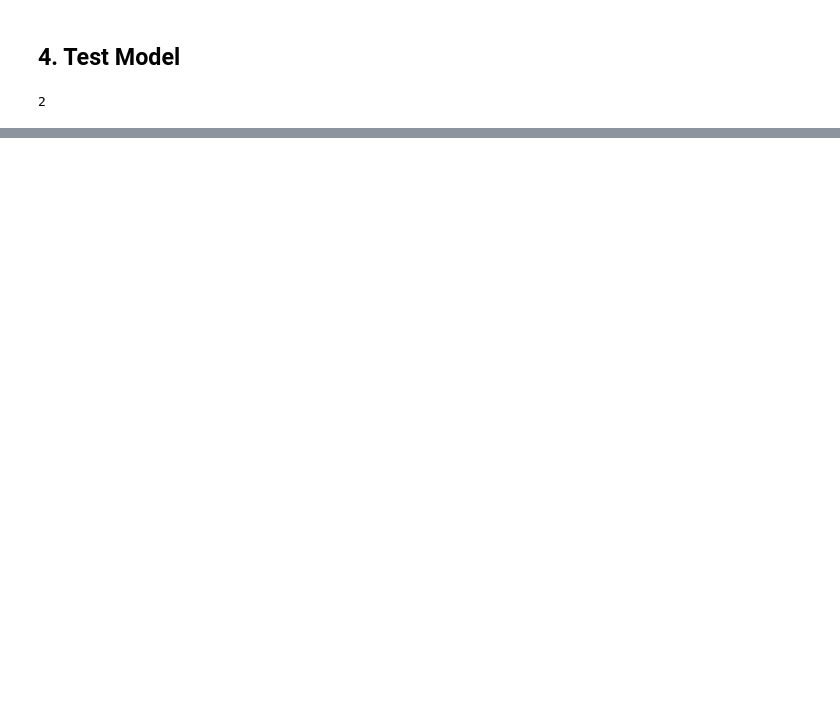
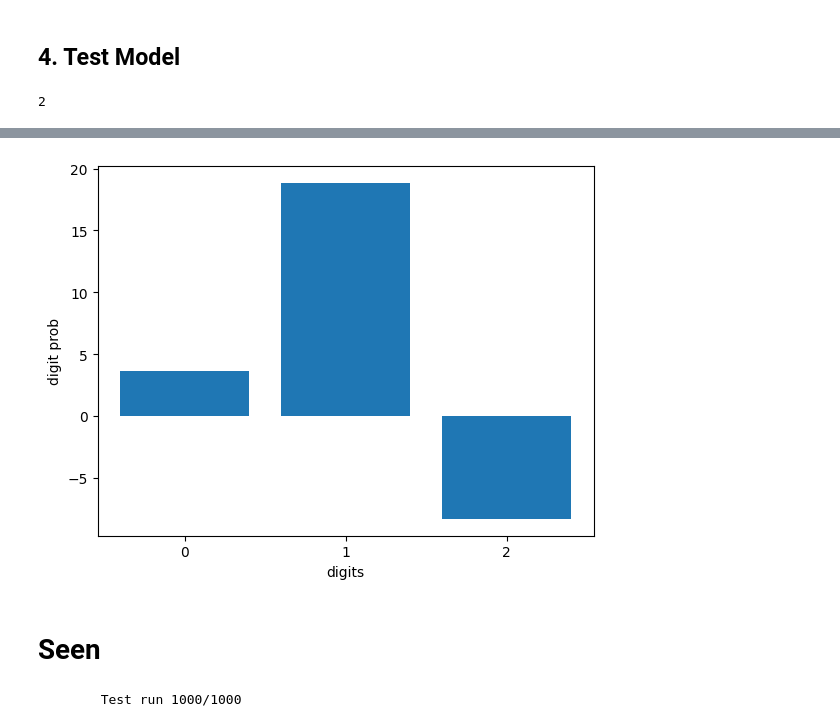
Before and after one commit to chomchom69420/stats-project, a Jupyter notebook: iris.ipynb, the cells around one changed output, grey strips where cells are left out. Cells and saved outputs as stored; diff of their text form; code cells hidden in the pictures; blank space fills up the shorter version.

```diff
--- a/iris.ipynb
+++ b/iris.ipynb
@@ -228,0 +236,12 @@ bnn.
+# %%
+filtered_indices_unseen = [i for (i, label) in enumerate(y_test) if label==1]
+X_test_filtered = X_test[torch.tensor(filtered_indices_unseen)]
+y_test_filtered = y_test[torch.tensor(filtered_indices_unseen)]
+# %%
+n_models = 1000
+samples = torch.zeros((n_models, len(y_test_filtered), 3))
+
+for i in range(n_models) :
+  print("\r", "\tTest run {}/{}".format(i+1, n_models), end="")
+
+  samples[i,:,:] = model(X_test_filtered)
@@ -228,0 +250,15 @@ bnn.
+# %%
+withinSampleMean = torch.mean(samples, dim=0)
+samplesMean = torch.mean(samples, dim=(0,1))
+
+withinSampleStd = torch.sqrt(torch.mean(torch.var(samples, dim=0), dim=0))
+acrossSamplesStd = torch.std(withinSampleMean, dim=0)
+
+print("")
+print("Class prediction analysis:")
+print("\tMean class probabilities:")
+print(samplesMean)
+print("\tPrediction standard deviation per sample:")
+print(withinSampleStd)
+print("\tPrediction standard deviation across samples:")
+print(acrossSamplesStd)
@@ -228,0 +273,12 @@ bnn.
+# %%
+plt.figure("Unseen class probabilities")
+plt.bar(np.arange(3), samplesMean.detach().numpy())
+plt.xlabel('digits')
+plt.ylabel('digit prob')
+# plt.ylim([0,1])
+plt.xticks(np.arange(3))
+plt.show()
+# %% [output]
+[figure, added]
+# %% [markdown]
+# Seen
@@ -228,0 +289,10 @@ bnn.
+# %%
+n_models = 1000
+samples = torch.zeros((n_models, len(y_test_filtered), 3))
+
+for i in range(n_models) :
+  print("\r", "\tTest run {}/{}".format(i+1, n_models), end="")
+
+  samples[i,:,:] = model(X_test_filtered)
+# %% [output]
+        Test run 1000/1000
```
Also changed, not shown: parts of 21 cells of this notebook, 3 other files.
